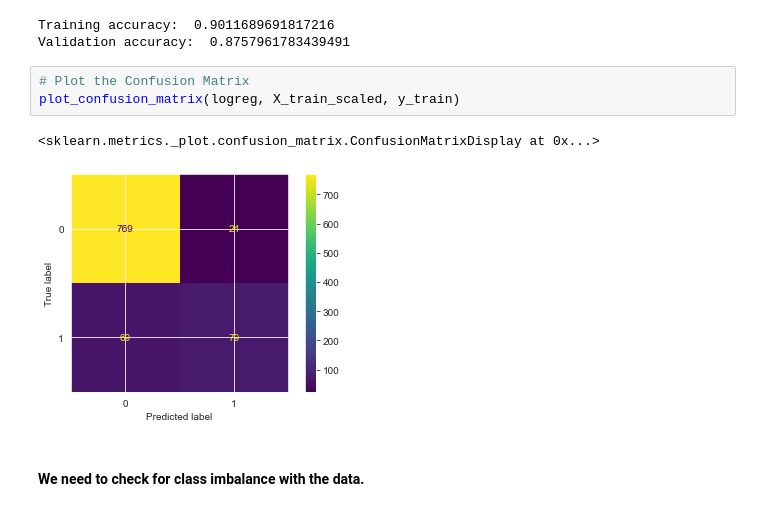
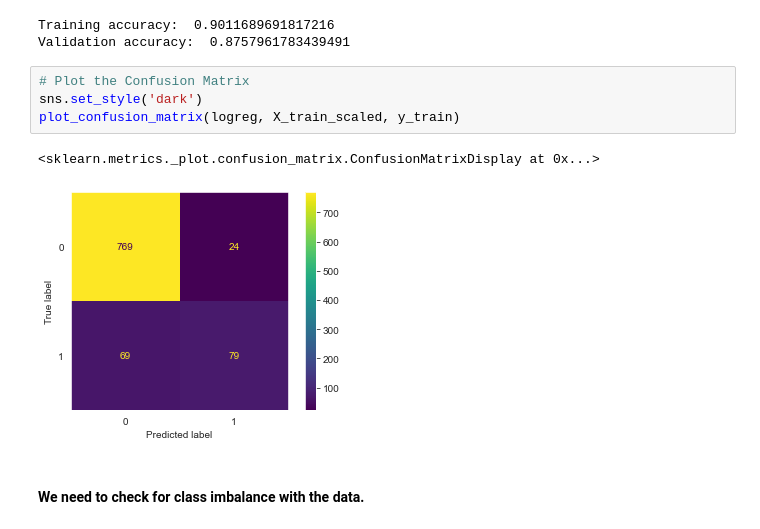
Before and after one commit to asval211/pga_golf_dataset, a Jupyter notebook: notebooks/exploratory/avalencia/pga_golf_data_project.ipynb, the cells around one changed output. Saved outputs shown, nothing was run; the diff lists cells and outputs as text.

Commit message:
PGA Golf Models and Plots Thurs

```diff
--- a/notebooks/exploratory/avalencia/pga_golf_data_project.ipynb
+++ b/notebooks/exploratory/avalencia/pga_golf_data_project.ipynb
@@ -428,10 +428,11 @@ Training accuracy:  0.9011689691817216
 Validation accuracy:  0.8757961783439491
 # %%
 # Plot the Confusion Matrix
+sns.set_style('dark')
 plot_confusion_matrix(logreg, X_train_scaled, y_train)
 # %% [output]
 <sklearn.metrics._plot.confusion_matrix.ConfusionMatrixDisplay at 0x...>
-[figure, old version]
+[figure, new version]
 # %% [markdown]
 #### We need to check for class imbalance with the data.
 # %%
```
Also changed, not shown: parts of 8 cells of this notebook.
